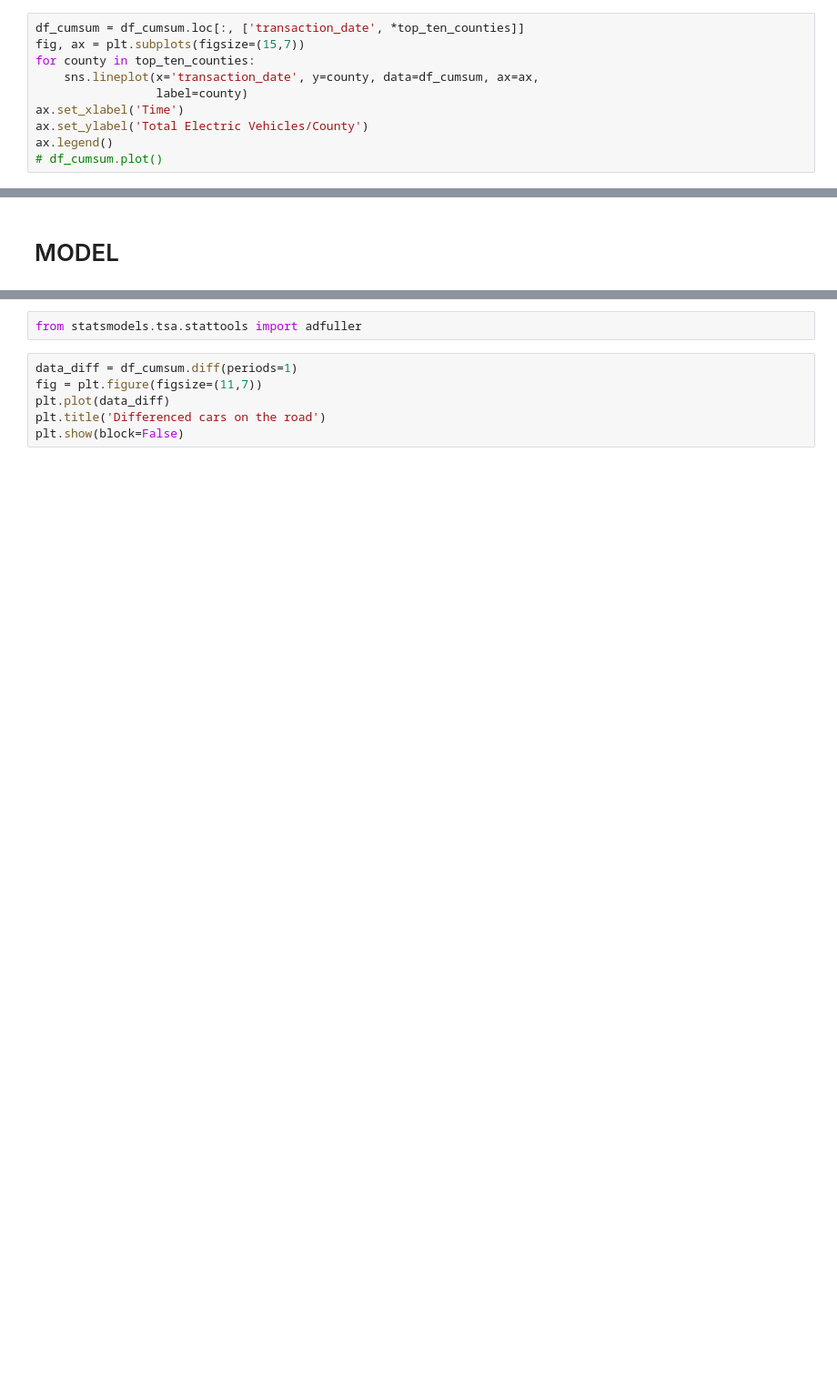
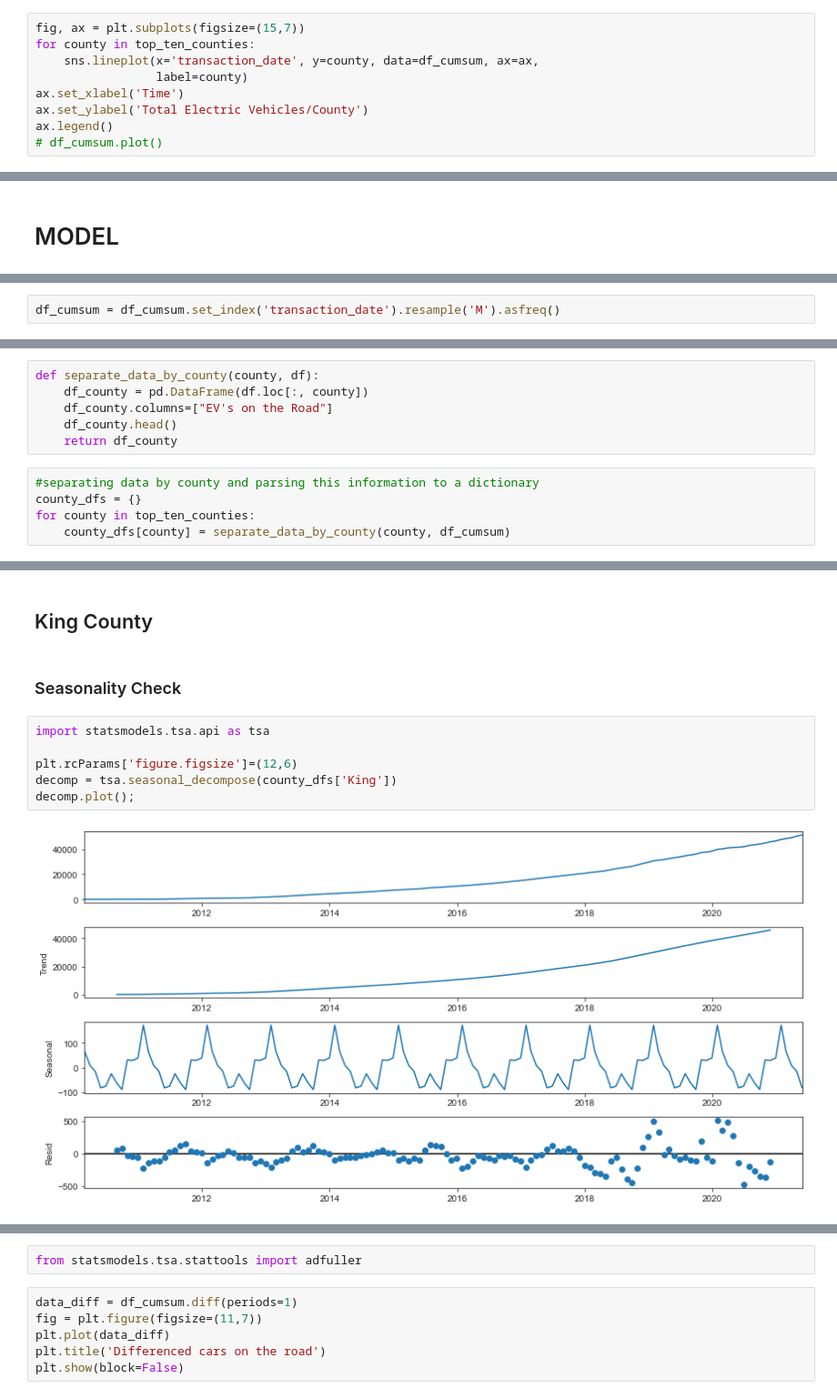
Before and after one commit to ebtezcan/EV-Charger-Prediction, a Jupyter notebook: index_OSEMN_plus_mvp-Copy1.ipynb, the cells around one changed output, grey strips where cells are left out. Shown at 91% size. Drawn from its saved outputs; the diff is of its cells as text; blank space fills up the shorter version.

```diff
--- a/index_OSEMN_plus_mvp-Copy1.ipynb
+++ b/index_OSEMN_plus_mvp-Copy1.ipynb
@@ -810,7 +810,6 @@ df_cumsum.head()
 | 3 | 2010-05-31 | 2.0 | 1.0 | 0.0 | 1.0 | 1.0 | 1 | 1.0 | 1.0 | 0.0 | ... |
 | 4 | 2010-06-30 | 3.0 | 1.0 | 0.0 | 1.0 | 1.0 | 1 | 1.0 | 1.0 | 0.0 | ... |
 # %%
-df_cumsum = df_cumsum.loc[:, ['transaction_date', *top_ten_counties]]
 fig, ax = plt.subplots(figsize=(15,7))
 for county in top_ten_counties:
     sns.lineplot(x='transaction_date', y=county, data=df_cumsum, ax=ax,
@@ -917,0 +868,2 @@ Questions to consider:
+# %%
+df_cumsum = df_cumsum.set_index('transaction_date').resample('M').asfreq()
@@ -917,0 +895,11 @@ Questions to consider:
+# %%
+def separate_data_by_county(county, df):
+    df_county = pd.DataFrame(df.loc[:, county])
+    df_county.columns=["EV's on the Road"]
+    df_county.head()
+    return df_county
+# %%
+#separating data by county and parsing this information to a dictionary
+county_dfs = {}
+for county in top_ten_counties:
+    county_dfs[county] = separate_data_by_county(county, df_cumsum)
@@ -917,0 +948,12 @@ Questions to consider:
+# %% [markdown]
+## King County
+# %% [markdown]
+### Seasonality Check
+# %%
+import statsmodels.tsa.api as tsa
+
+plt.rcParams['figure.figsize']=(12,6)
+decomp = tsa.seasonal_decompose(county_dfs['King'])
+decomp.plot();
+# %% [output]
+[figure, added]
```
Also changed, not shown: parts of 51 cells of this notebook.
